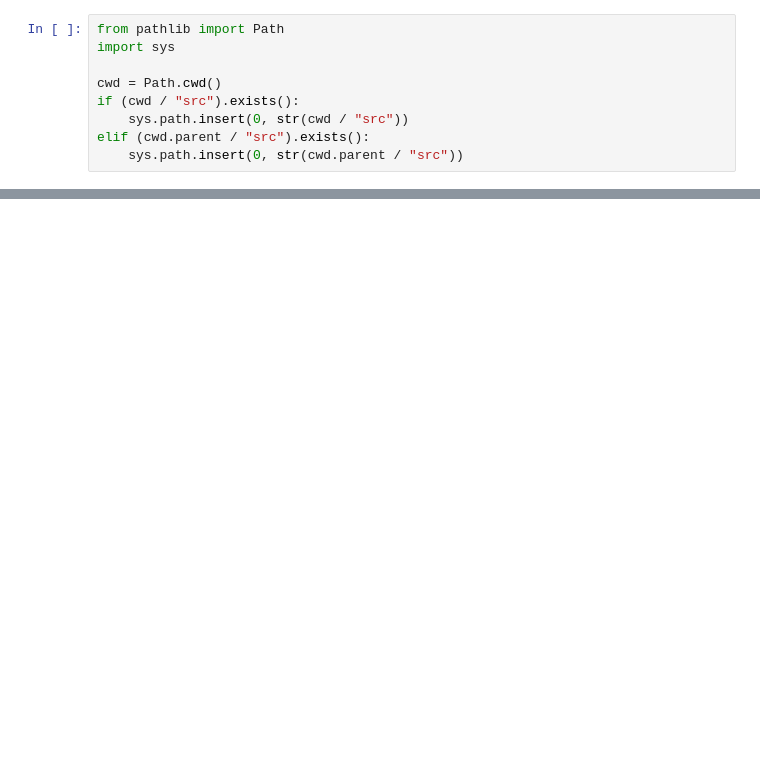
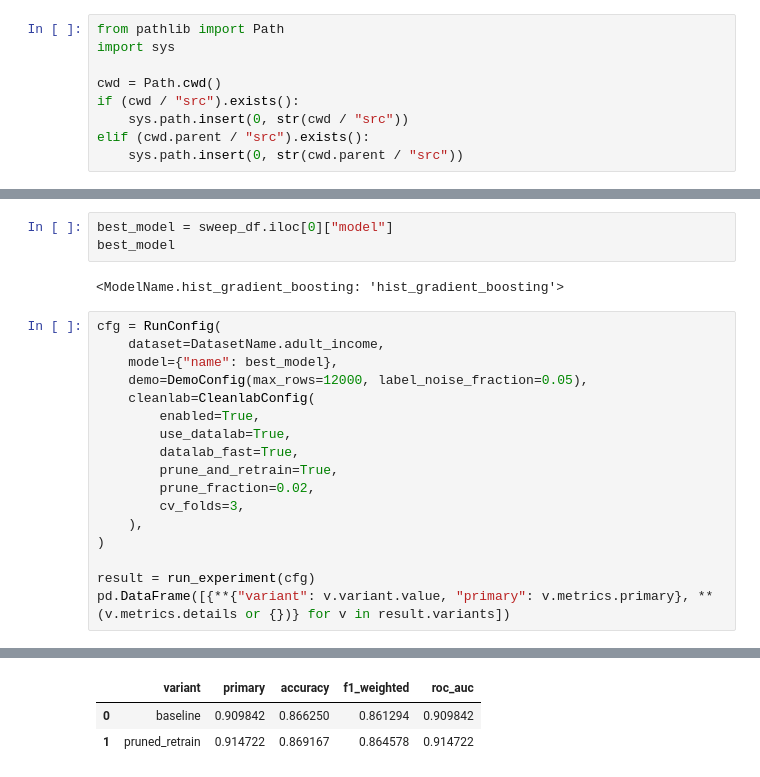
Before and after one commit to rezamirzaei/cleanlab-forge, a Jupyter notebook: notebooks/02_model_sweep.ipynb, the cells around one changed output, grey strips where cells are left out. Cells and saved outputs as stored; diff of their text form; blank space fills up the shorter version.

```diff
--- a/notebooks/02_model_sweep.ipynb
+++ b/notebooks/02_model_sweep.ipynb
@@ -44,0 +74,23 @@ df
+# %%
+best_model = sweep_df.iloc[0]["model"]
+best_model
+# %% [output]
+<ModelName.hist_gradient_boosting: 'hist_gradient_boosting'>
+# %%
+cfg = RunConfig(
+    dataset=DatasetName.adult_income,
+    model={"name": best_model},
+    demo=DemoConfig(max_rows=12000, label_noise_fraction=0.05),
+    cleanlab=CleanlabConfig(
+        enabled=True,
+        use_datalab=True,
+        datalab_fast=True,
+        prune_and_retrain=True,
+        prune_fraction=0.02,
+        cv_folds=3,
+    ),
+)
+
+result = run_experiment(cfg)
+pd.DataFrame([{**{"variant": v.variant.value, "primary": v.metrics.primary}, **(v.metrics.details or {})} for v in result.variants])
+# %% [output]
@@ -44,0 +99,3 @@ df
+|  | variant | primary | accuracy | f1_weighted | roc_auc |
+| 0 | baseline | 0.909842 | 0.866250 | 0.861294 | 0.909842 |
+| 1 | pruned_retrain | 0.914722 | 0.869167 | 0.864578 | 0.914722 |
```
Also changed, not shown: parts of 9 cells of this notebook, 15 other files.
